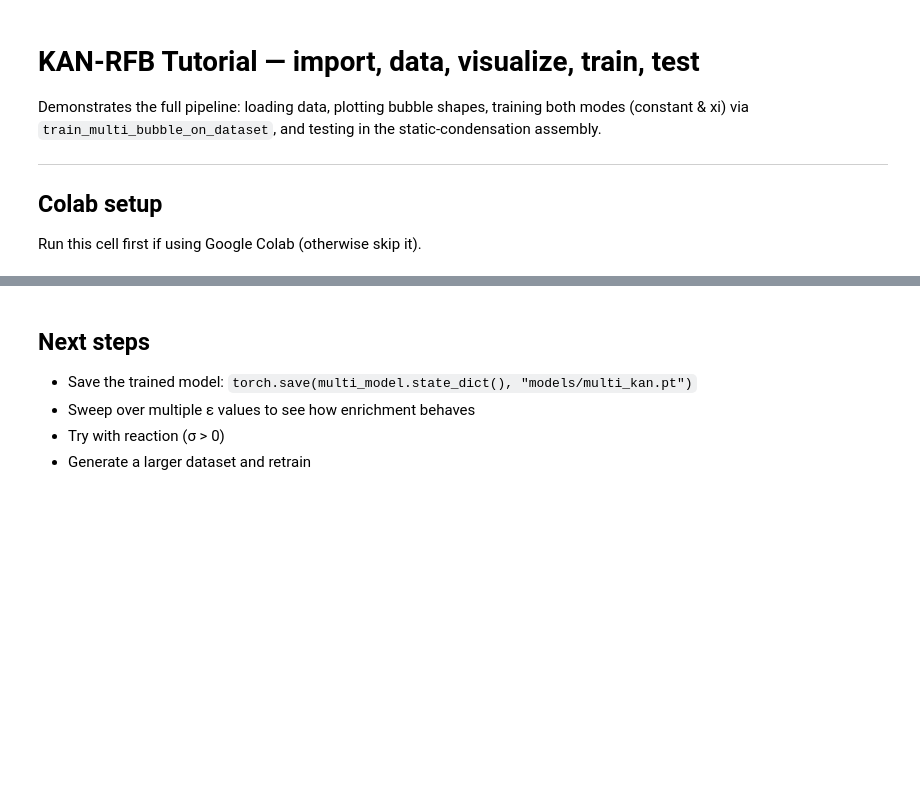
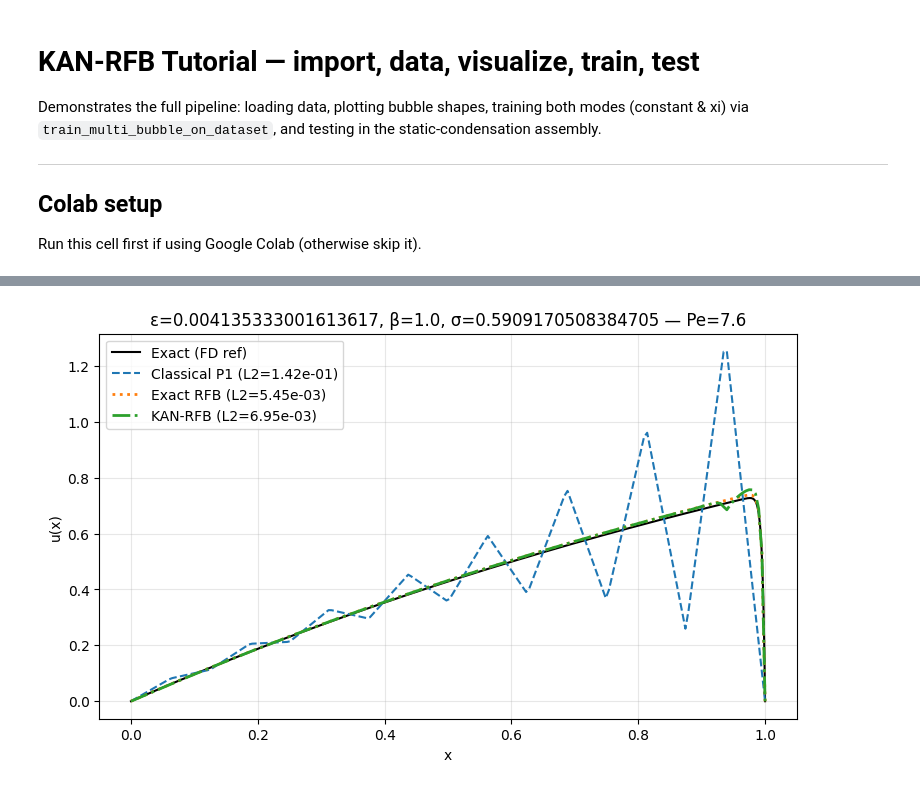
Before and after one commit to juanpaca/ML_Galerkin_proj, a Jupyter notebook: tutorial.ipynb, the cells around one changed output, grey strips where cells are left out. Saved outputs shown, nothing was run; the diff lists cells and outputs as text; code cells hidden in the pictures; blank space fills up the shorter version.

```diff
--- a/tutorial.ipynb
+++ b/tutorial.ipynb
@@ -132,0 +284,11 @@ print("\nTraining done!")
+# %%
+histories = train_multi_bubble_on_dataset(
+    multi_model, ds["train"],
+    mode_names=("constant", "xi"),
+    n_epochs=700, batch_size=256, lr=1e-3,
+    grad_weight=0.1,   # value-only — gradient term diverges
+    n_quad=100,
+    verbose=True,
+    device=device,
+)
+print("\nTraining done!")
@@ -220,12 +418,12 @@ plt.show()
 # The KAN model has never seen this (Pe, ρ) during training.
 
 # Take the first test sample's parameters
-pe_test = ds["test"]["constant"]["pe"][60]  # ≈ 1.5
-rho_test = ds["test"]["constant"]["rho"][60]  # ≈ 0.5
-H = 1/20; BETA = 1.0
+pe_test = ds["test"]["constant"]["pe"][490]  # ≈ 1.5
+rho_test = ds["test"]["constant"]["rho"][490]  # ≈ 0.5
+H = 1/16; BETA = 1.0
 EPS = BETA * H / (2 * pe_test)  # ε such that Pe matches test cell
 SIGMA = rho_test * EPS / H**2
-N_EL = 20
+N_EL = 16
 
 print(f"Test case: ε={EPS:.4f}, β={BETA}, σ={SIGMA:.4f}")
 print(f"  Pe={BETA*H/(2*EPS):.2f}, ρ={SIGMA*H**2/EPS:.2f}  (from test cell)")
@@ -293,21 +504,16 @@ for name, err in [("Classical P1", l2_cl), ("Exact RFB", l2_ex), ("KAN-RFB", l2_
 # %%
 # ── 8. PLOT SOLUTIONS ───────────────────────────────────────────────────
 x_p = np.linspace(0, 1, 200)
 plt.figure(figsize=(9, 5))
 plt.plot(x_ref, u_exact, 'k-', lw=1.5, label='Exact (FD ref)')
-plt.plot(x_p, ClassicalSolution(mesh, u_cl)(x_p), '--', label=f'Classical P1')
+plt.plot(x_p, ClassicalSolution(mesh, u_cl)(x_p), '--', label=f'Classical P1 (L2={l2_cl:.2e})')
 plt.plot(x_p, sol_ex(x_p), ':', lw=2, label=f'Exact RFB (L2={l2_ex:.2e})')
 plt.plot(x_p, sol_kan(x_p), '-.', lw=2, label=f'KAN-RFB (L2={l2_kan:.2e})')
 plt.xlabel('x')
 plt.ylabel('u(x)')
 plt.legend()
 plt.title(f'ε={EPS}, β={BETA}, σ={SIGMA} — Pe={BETA*mesh.h/(2*EPS):.1f}')
 plt.grid(True, alpha=0.3)
 plt.show()
+# %% [output]
+[figure, added]
-# %% [markdown]
-## Next steps
-
-- Save the trained model: `torch.save(multi_model.state_dict(), "models/multi_kan.pt")`
-- Sweep over multiple ε values to see how enrichment behaves
-- Try with reaction (σ > 0)
-- Generate a larger dataset and retrain
```
Also changed, not shown: parts of 14 cells of this notebook, 10 other files.
